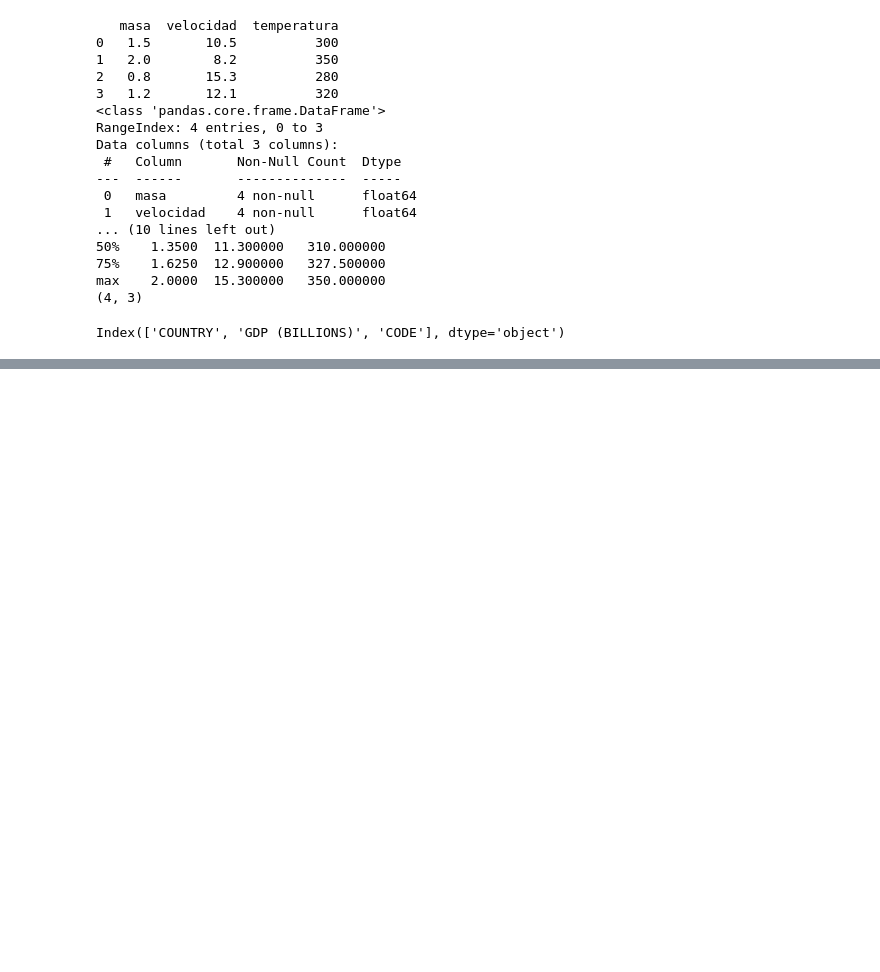
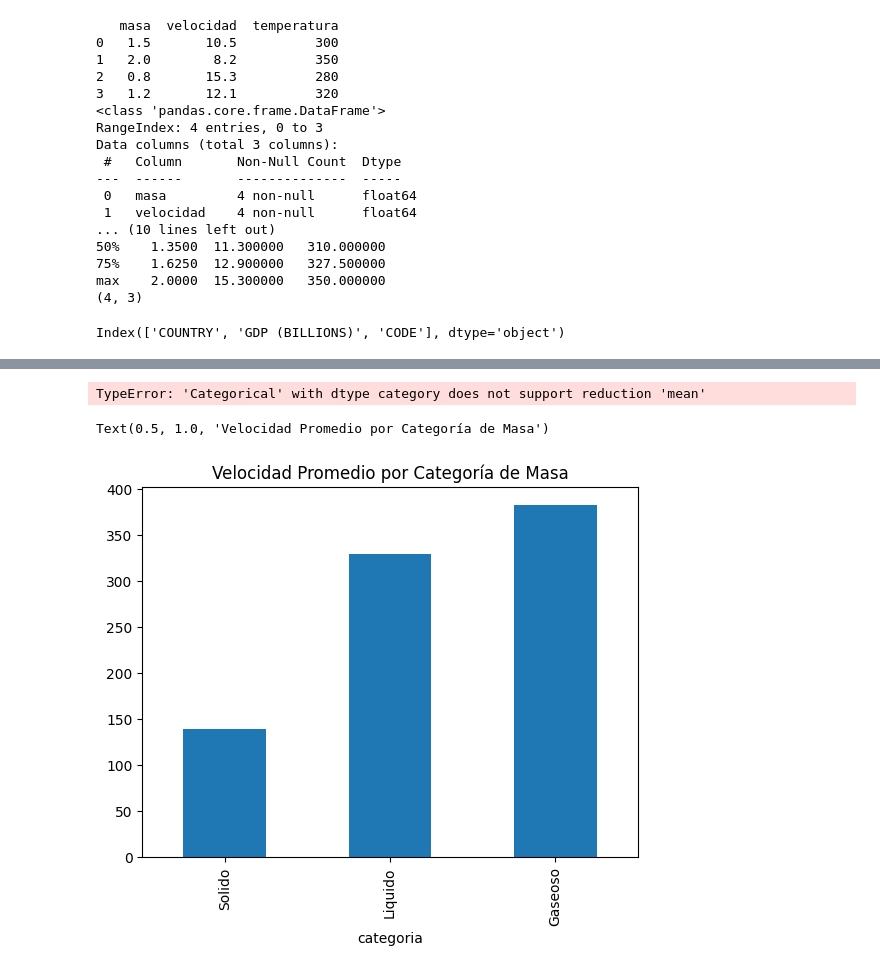
Before and after one commit to jperaltac/pcfi161, a Jupyter notebook: lectures/Test.ipynb, the cells around one changed output, grey strips where cells are left out. Cells and saved outputs as stored; diff of their text form; code cells hidden in the pictures; blank space fills up the shorter version.

```diff
--- a/lectures/Test.ipynb
+++ b/lectures/Test.ipynb
@@ -394,0 +677,7 @@ Index(['COUNTRY', 'GDP (BILLIONS)', 'CODE'], dtype='object')
+# %%
+import numpy as np
+import random
+idx_temp = random.sample(range(100), 50) # Seleccionar 10 números aleatorios en una lista de 0 a 99
+df.loc[idx_temp, 'temperatura'] = np.nan
+
+df
@@ -394,0 +753,11 @@ Index(['COUNTRY', 'GDP (BILLIONS)', 'CODE'], dtype='object')
+# %%
+df_filled = df.fillna(df.mean())           # Rellenar con promedio
+df_filled
+# %% [output]
+TypeError: 'Categorical' with dtype category does not support reduction 'mean'
+# %%
+df.groupby('categoria')['temperatura'].mean().plot(kind='bar')
+plt.title('Velocidad Promedio por Categoría de Masa')
+# %% [output]
+Text(0.5, 1.0, 'Velocidad Promedio por Categoría de Masa')
+[figure, added]
```
Also changed, not shown: parts of 39 cells of this notebook, 44 other files.
